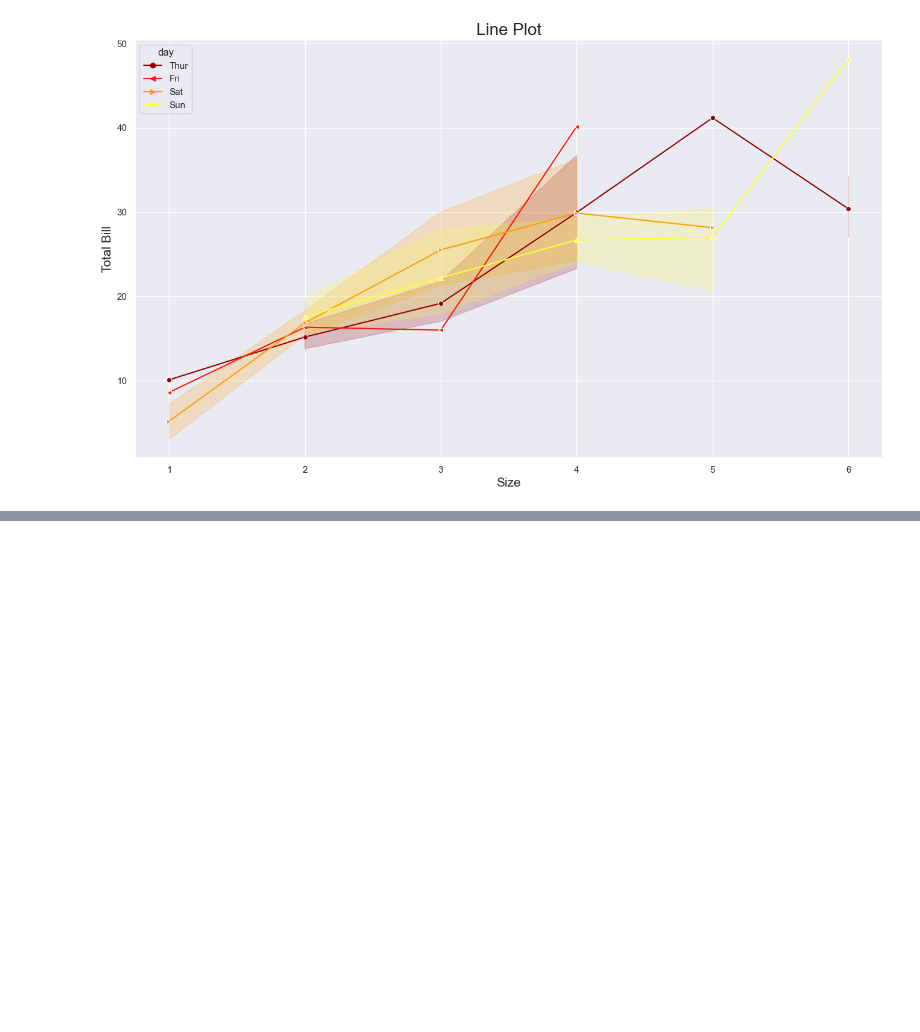
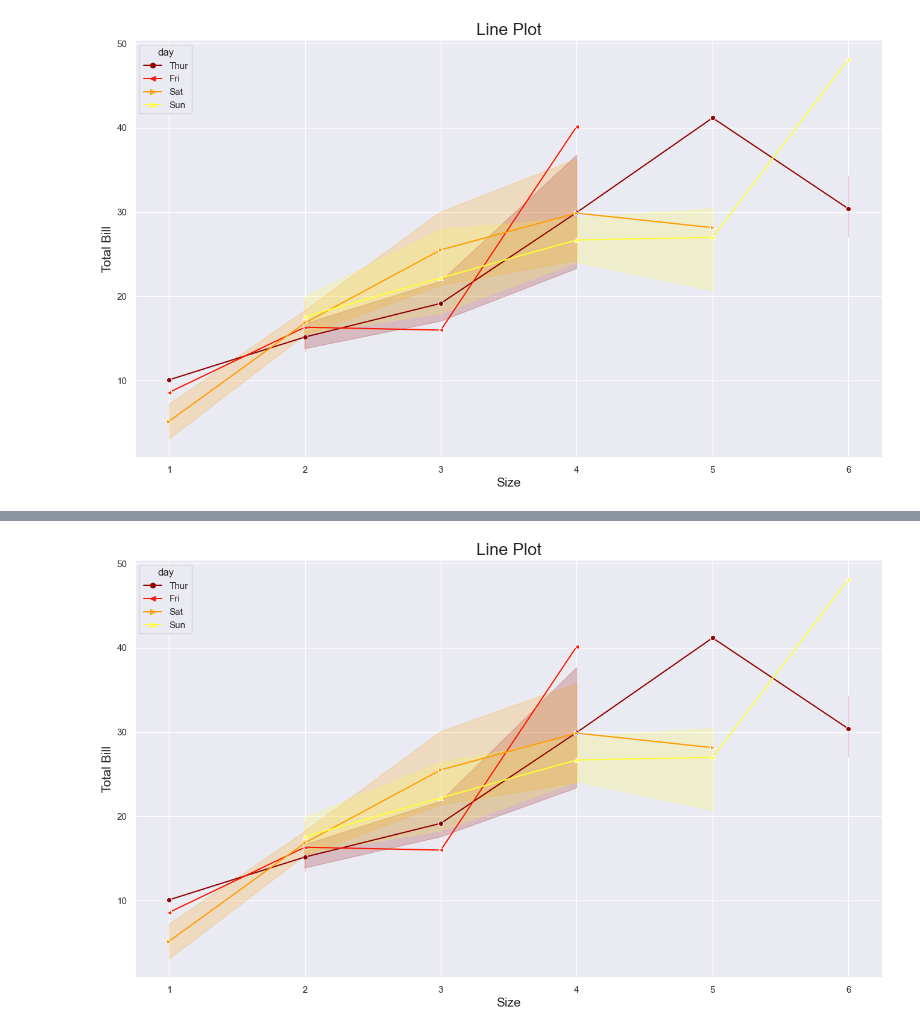
Before and after one commit to ijazkhan101/Data-Analysis-with-Python-Course-BootCamp, a Jupyter notebook: datavisualizationwithSeaborn.ipynb, the cells around one changed output, grey strips where cells are left out. Cells and saved outputs as stored; diff of their text form; code cells hidden in the pictures; blank space fills up the shorter version.

```diff
--- a/datavisualizationwithSeaborn.ipynb
+++ b/datavisualizationwithSeaborn.ipynb
@@ -92,0 +108,15 @@ plt.show()
+# %%
+plt.figure(figsize = (16,9))
+sns.set(style='darkgrid',)
+
+# Draw line plot of size and total_bill with parameters and hue "day"
+sns.lineplot(x = "size", y = "total_bill", data = tips_df, hue = "day",
+            style = "day", palette = "hot", dashes = False,
+            markers = ["o", "<", ">", "^"],  legend="brief",)
+
+plt.title("Line Plot", fontsize = 20)
+plt.xlabel("Size", fontsize = 15)
+plt.ylabel("Total Bill", fontsize = 15)
+plt.show()
+# %% [output]
+[figure, added]
```
Also changed, not shown: parts of 10 cells of this notebook.
